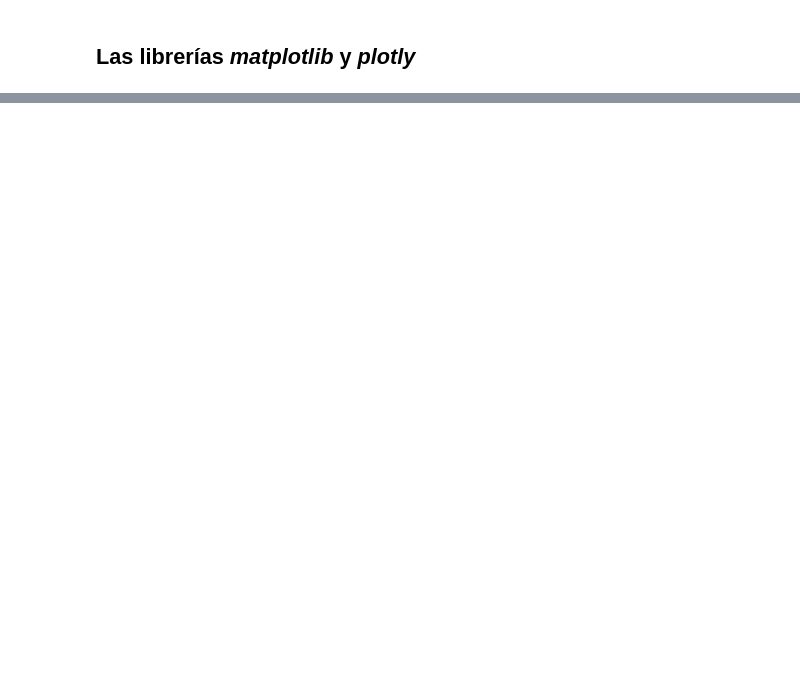
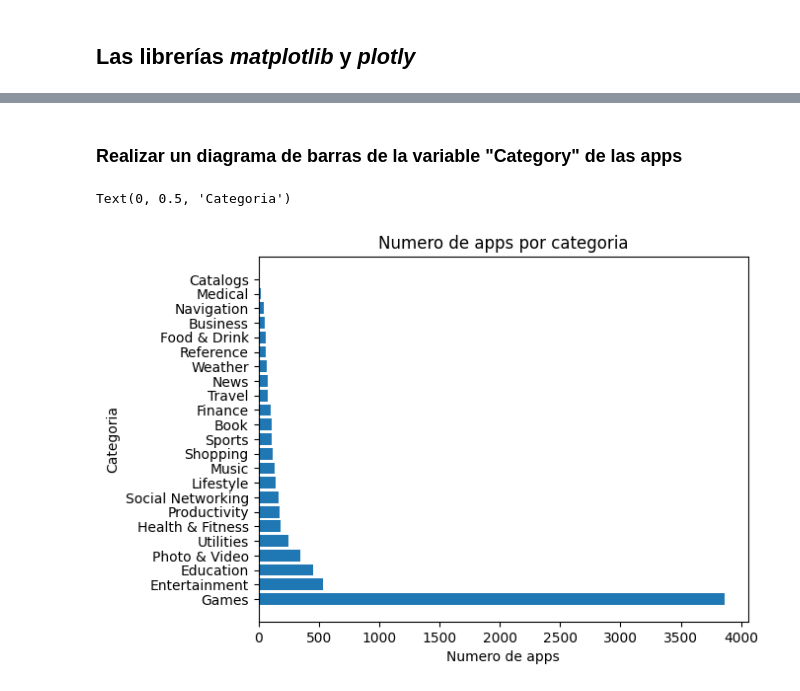
Before and after one commit to alu0101351773/PD_practicas, a Jupyter notebook: src/ejercicios/ejercicios_preproceasdo.ipynb, the cells around one changed output, grey strips where cells are left out. Cells and saved outputs as stored; diff of their text form; code cells hidden in the pictures; blank space fills up the shorter version.

```diff
--- a/src/ejercicios/ejercicios_preproceasdo.ipynb
+++ b/src/ejercicios/ejercicios_preproceasdo.ipynb
@@ -100,0 +182,17 @@ print(f'Numero de apps sin review asociadas: {unreviewed_apps}')
+# %% [markdown]
+### Realizar un diagrama de barras de la variable "Category" de las apps
+# %%
+# Creacion de la figura
+# * Debe ser barh en vez de bar para permitir que se lean las categorias
+plt.barh(
+    dataset['Category'].value_counts().keys(),
+    dataset['Category'].value_counts().values,
+)
+
+# Decoracion de la figura
+plt.title('Numero de apps por categoria')
+plt.xlabel('Numero de apps')
+plt.ylabel('Categoria')
+# %% [output]
+Text(0, 0.5, 'Categoria')
+[figure, added]
```
Also changed, not shown: parts of 15 cells of this notebook.
